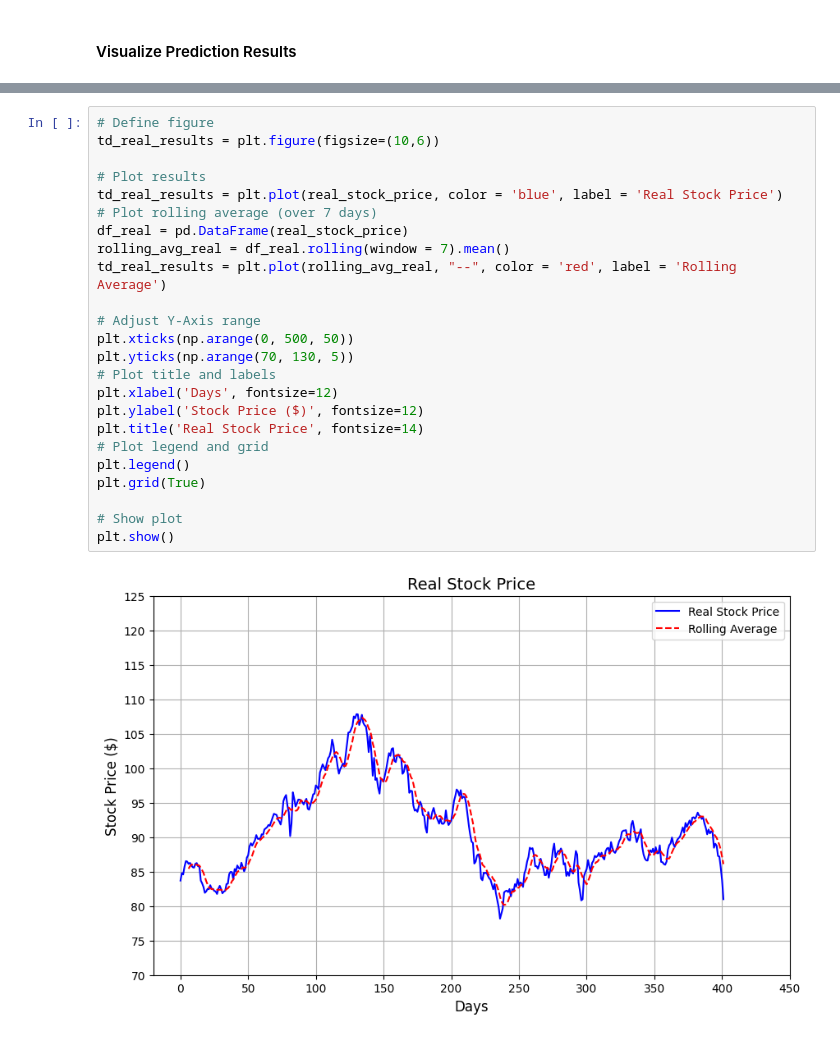
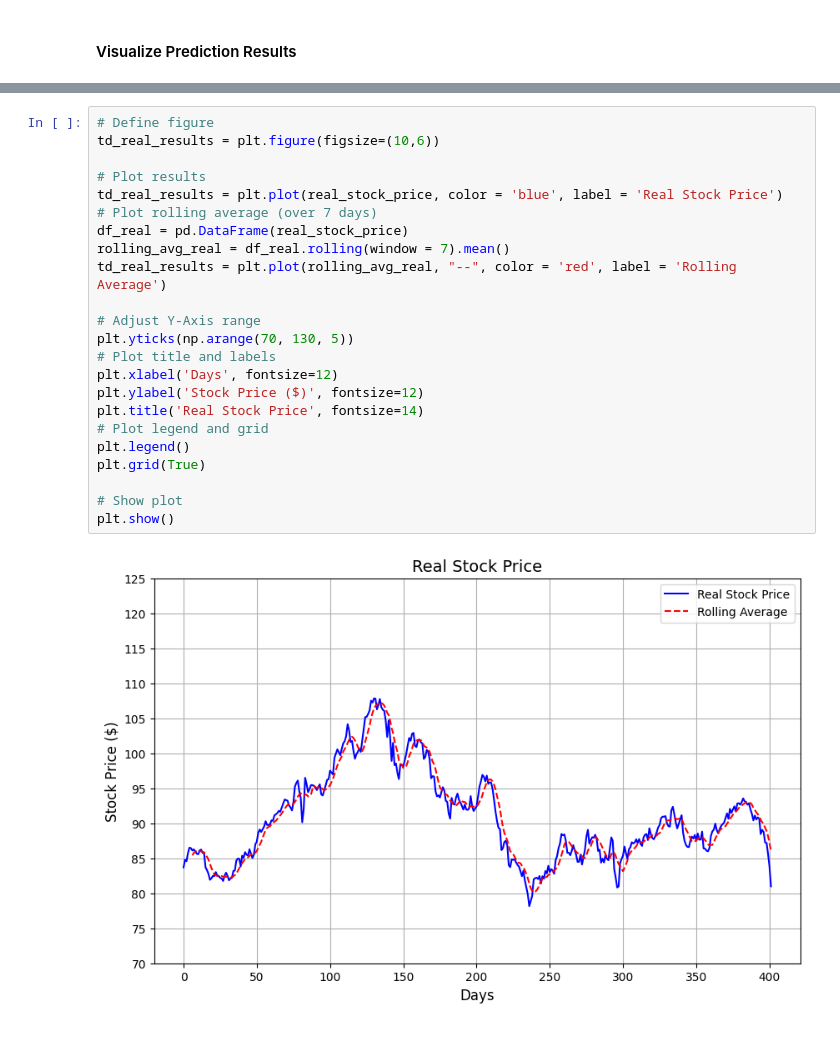
Before and after one commit to MarkLee7925/Bank-Stock-Prices-Prediction, a Jupyter notebook: Models/TDBank-StockPred-2023.ipynb, the cells around one changed output, grey strips where cells are left out. Saved outputs shown, nothing was run; the diff lists cells and outputs as text.

Commit message:
Add files via upload
Updated visuals formatting.

```diff
--- a/Models/TDBank-StockPred-2023.ipynb
+++ b/Models/TDBank-StockPred-2023.ipynb
@@ -704,29 +703,28 @@ plt.show()
 # %%
 # Define figure
 td_real_results = plt.figure(figsize=(10,6))
 
 # Plot results
 td_real_results = plt.plot(real_stock_price, color = 'blue', label = 'Real Stock Price')
 # Plot rolling average (over 7 days)
 df_real = pd.DataFrame(real_stock_price)
 rolling_avg_real = df_real.rolling(window = 7).mean()
 td_real_results = plt.plot(rolling_avg_real, "--", color = 'red', label = 'Rolling Average')
 
 # Adjust Y-Axis range
-plt.xticks(np.arange(0, 500, 50))
 plt.yticks(np.arange(70, 130, 5))
 # Plot title and labels
 plt.xlabel('Days', fontsize=12)
 plt.ylabel('Stock Price ($)', fontsize=12)
 plt.title('Real Stock Price', fontsize=14)
 # Plot legend and grid
 plt.legend()
 plt.grid(True)
 
 # Show plot
 plt.show()
 # %% [output]
-[figure, old version]
+[figure, new version]
 # %%
 # Define results figure
 td_results = plt.figure(figsize=(12,6))
```
Also changed, not shown: parts of 5 cells of this notebook.
